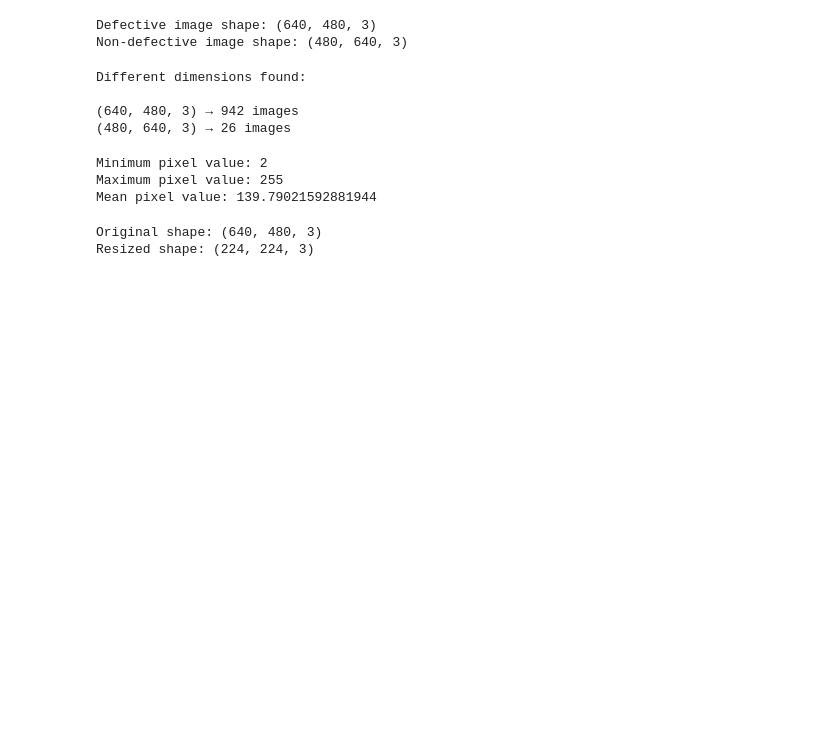
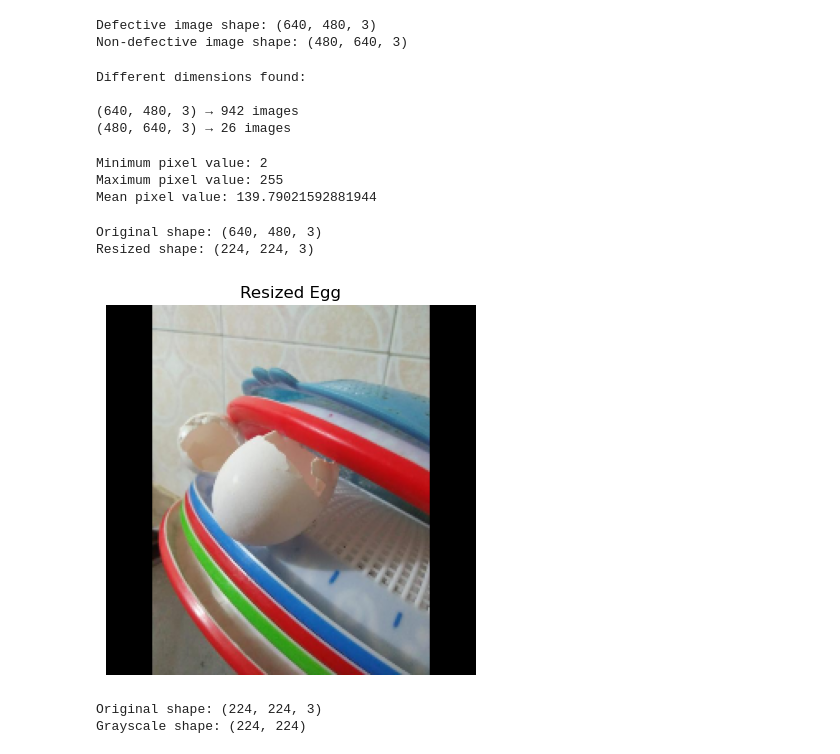
Before and after one commit to dakshkathuria346-gif/Egg-Defect-Detection, a Jupyter notebook: Experiment-4.ipynb, the cells around one changed output. Drawn from its saved outputs; the diff is of its cells as text; code cells hidden in the pictures; blank space fills up the shorter version.

Commit message:
Converting image to grayscale

```diff
--- a/Experiment-4.ipynb
+++ b/Experiment-4.ipynb
@@ -124,3 +124,22 @@ print("Resized shape:", resized_image.shape)
 # %% [output]
 Original shape: (640, 480, 3)
 Resized shape: (224, 224, 3)
+# %%
+import matplotlib.pyplot as plt
+
+plt.imshow(cv2.cvtColor(resized_image, cv2.COLOR_BGR2RGB))
+plt.title("Resized Egg")
+plt.axis("off")
+plt.show()
+# %% [output]
+[figure, added]
+# %%
+# STEP 7 — Convert image to grayscale
+
+gray_image = cv2.cvtColor(resized_image, cv2.COLOR_BGR2GRAY)
+
+print("Original shape:", resized_image.shape)
+print("Grayscale shape:", gray_image.shape)
+# %% [output]
+Original shape: (224, 224, 3)
+Grayscale shape: (224, 224)
```
Also changed, not shown: parts of 1 cell of this notebook.
